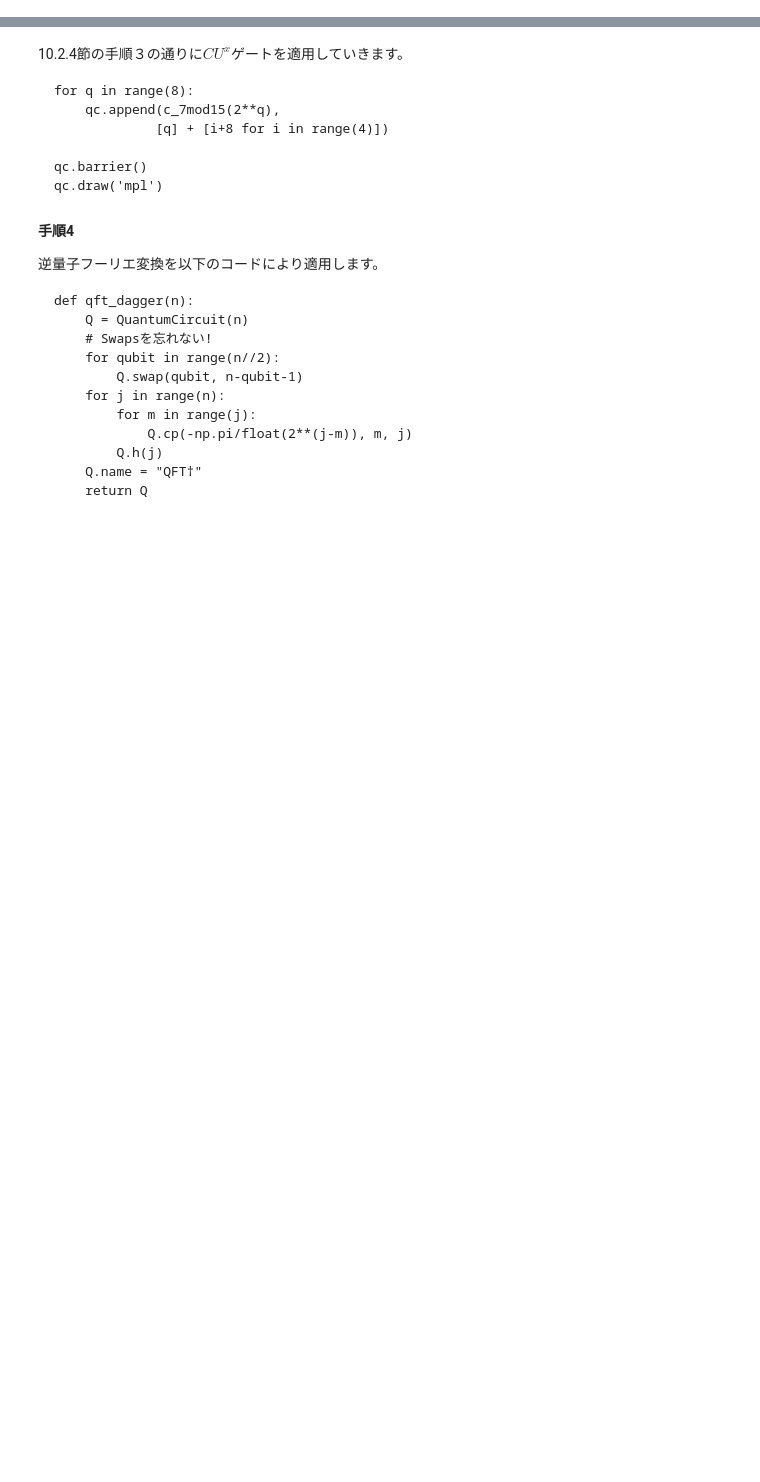
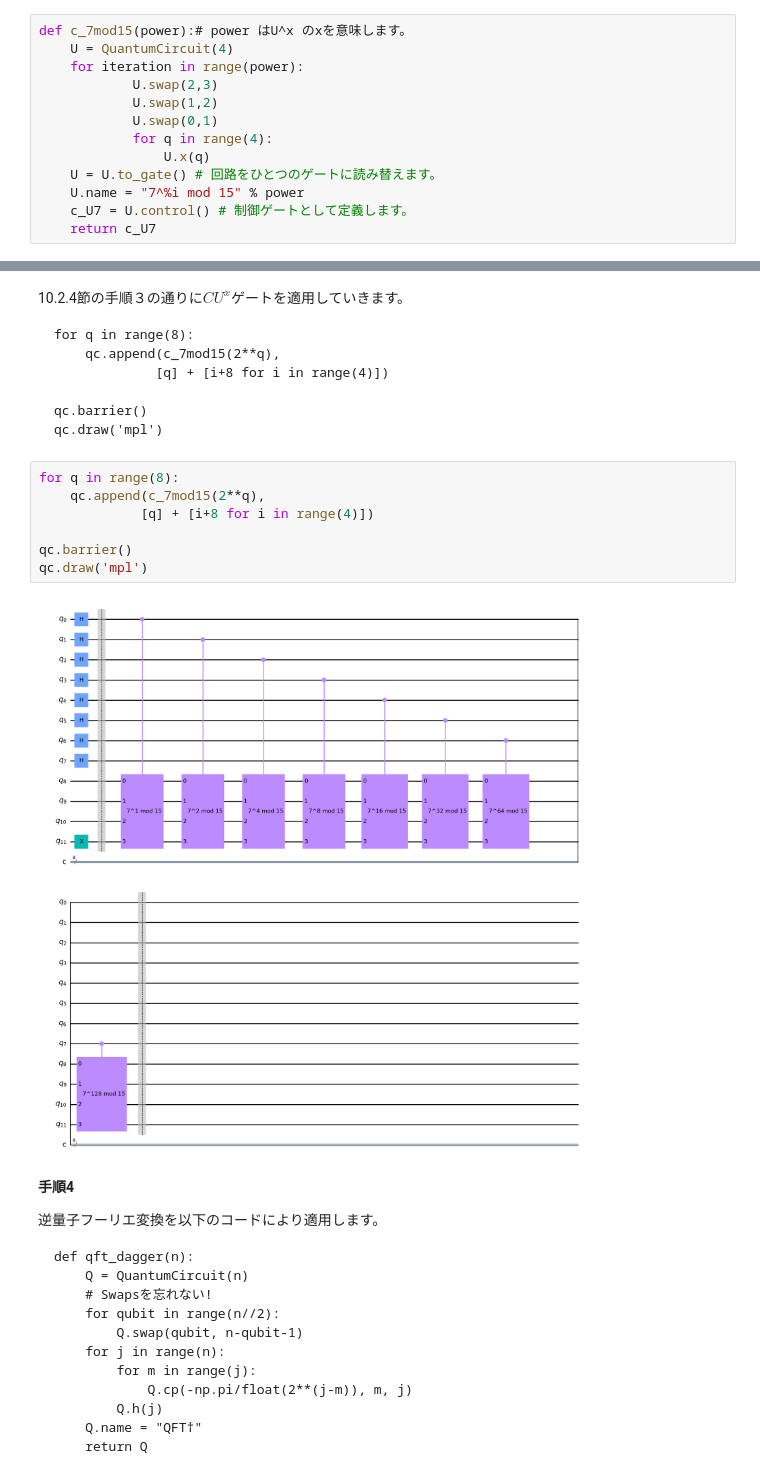
Before and after one commit to zum-m/01_jouhougakugairon, a Jupyter notebook: Copy_of_演習第10回.ipynb, the cells around one changed output, grey strips where cells are left out. Drawn from its saved outputs; the diff is of its cells as text; blank space fills up the shorter version.

````diff
--- a/Copy_of_演習第10回.ipynb
+++ b/Copy_of_演習第10回.ipynb
@@ -297,6 +362,19 @@ def c_7mod15(power):# power はU^x のxを意味します。
     c_U7 = U.control() # 制御ゲートとして定義します。
     return c_U7
 ```
+# %%
+def c_7mod15(power):# power はU^x のxを意味します。
+    U = QuantumCircuit(4)
+    for iteration in range(power):
+            U.swap(2,3)
+            U.swap(1,2)
+            U.swap(0,1)
+            for q in range(4):
+                U.x(q)
+    U = U.to_gate() # 回路をひとつのゲートに読み替えます。
+    U.name = "7^%i mod 15" % power
+    c_U7 = U.control() # 制御ゲートとして定義します。
+    return c_U7
 # %% [markdown]
 別の例、$4 y \bmod 15$の計算に特化した$U$を実装する量子回路も作成しておきましょう。(最後の演習問題で使用します。)
 $$4y=4(2^3y_1+2^2y_2+2y_3+y_4)=32y_1+16y_2 +8y_3+4y_4$$
@@ -329,6 +417,15 @@ for q in range(8):
 qc.barrier()
 qc.draw('mpl')
 ```
+# %%
+for q in range(8):
+    qc.append(c_7mod15(2**q),
+             [q] + [i+8 for i in range(4)])
+
+qc.barrier()
+qc.draw('mpl')
+# %% [output]
+[figure, added]
 # %% [markdown]
 **手順4**
 
````
Also changed, not shown: parts of 13 cells of this notebook.
